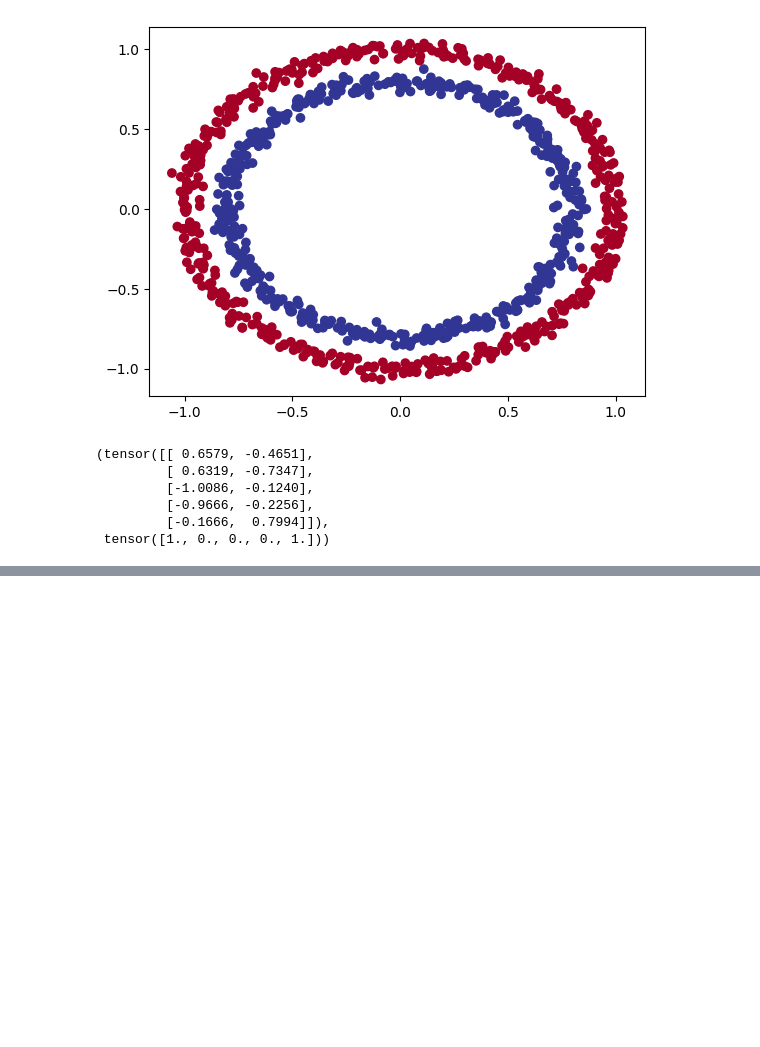
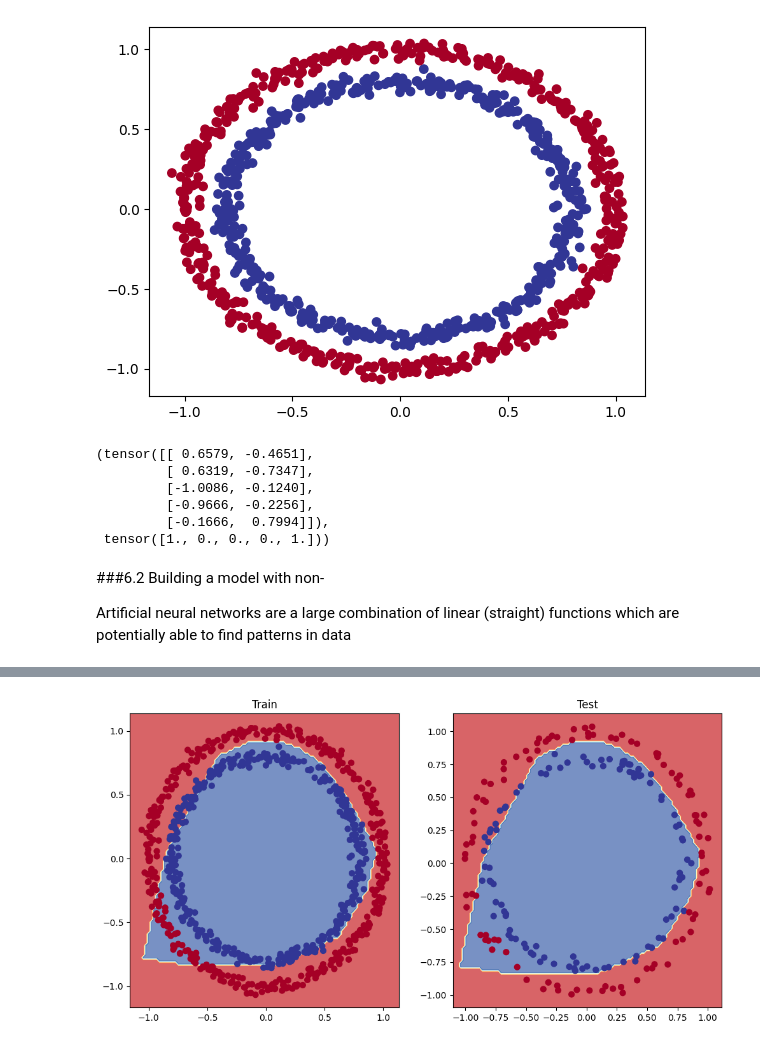
Before and after one commit to Vaishali054/LearningPyTorch, a Jupyter notebook: Neural_Network_classification_02.ipynb, the cells around one changed output, grey strips where cells are left out. Cells and saved outputs as stored; diff of their text form; code cells hidden in the pictures; blank space fills up the shorter version.

```diff
--- a/Neural_Network_classification_02.ipynb
+++ b/Neural_Network_classification_02.ipynb
@@ -510,3 +509,70 @@ X_train[:5], y_train[:5]
          [-0.9666, -0.2256],
          [-0.1666,  0.7994]]),
  tensor([1., 0., 0., 0., 1.]))
+# %% [markdown]
+###6.2 Building a model with non-
+
+Artificial neural networks are a large combination of linear (straight) functions which
+are potentially able to find patterns in data
+# %%
+from torch import nn
+
+class CircleModelV2(nn.Module):
+  def __init__(self):
+    super().__init__()
+    self.layer_1=nn.Linear(in_features=2, out_features=10)
+    self.layer_2=nn.Linear(in_features=10, out_features=10)
+    self.layer_3=nn.Linear(in_features=10, out_features=1)
+    self.relu=nn.ReLU()
+
+  def forward(self,x):
+    #non-linear func btw two layers
+    return self.layer_3(self.relu(self.layer_2(self.relu(self.layer_1(x)))))
+
+model_3=CircleModelV2().to(device)
+# %%
+loss_fn=nn.BCEWithLogitsLoss()
+optimizer=torch.optim.SGD(params=model_3.parameters(),lr=0.1)
+
+torch.manual_seed(42)
+torch.cuda.manual_seed(42)
+
+epochs=1000
+
+for epoch in range(1000):
+  model_3.train()
+
+  y_logit=model_3(X_train).squeeze()
+  y_preds=torch.round(torch.sigmoid(y_logit.to(device)))
+
+  train_loss=loss_fn(y_logit,y_train)
+  train_acc=accuracy_fn(y_true=y_train, y_pred=y_preds)
+
+  optimizer.zero_grad()
+
+  train_loss.backward()
+
+  optimizer.step()
+
+  model_3.eval()
+
+  with torch.inference_mode():
+    y_test_logit=model_3(X_test).squeeze()
+    y_test_preds=torch.round(torch.sigmoid(y_test_logit))
+
+    test_loss=loss_fn(y_test_logit,y_test)
+    test_acc=accuracy_fn(y_true=y_test,y_pred=y_test_preds)
+
+  if epoch%100==0:
+    print(f"Epoch: {epoch} | Train Loss: {train_loss:.5f} | Train Acc: {train_acc:.3f}% | Test Loss: {test_loss:.5f} | Test Acc: {test_acc:.2f}%")
+
+# Plot decision boundary of the model
+
+plt.figure(figsize=(12,6))
+plt.subplot(1,2,1)
+plt.title("Train")
+plot_decision_boundary(model_3,X_train, y_train)
+plt.subplot(1,2,2)
+plt.title("Test")
+plot_decision_boundary(model_3,X_test,y_test)
+# %% [output]
@@ -512,0 +589 @@ X_train[:5], y_train[:5]
+[figure, added]
```
Also changed, not shown: parts of 15 cells of this notebook.
